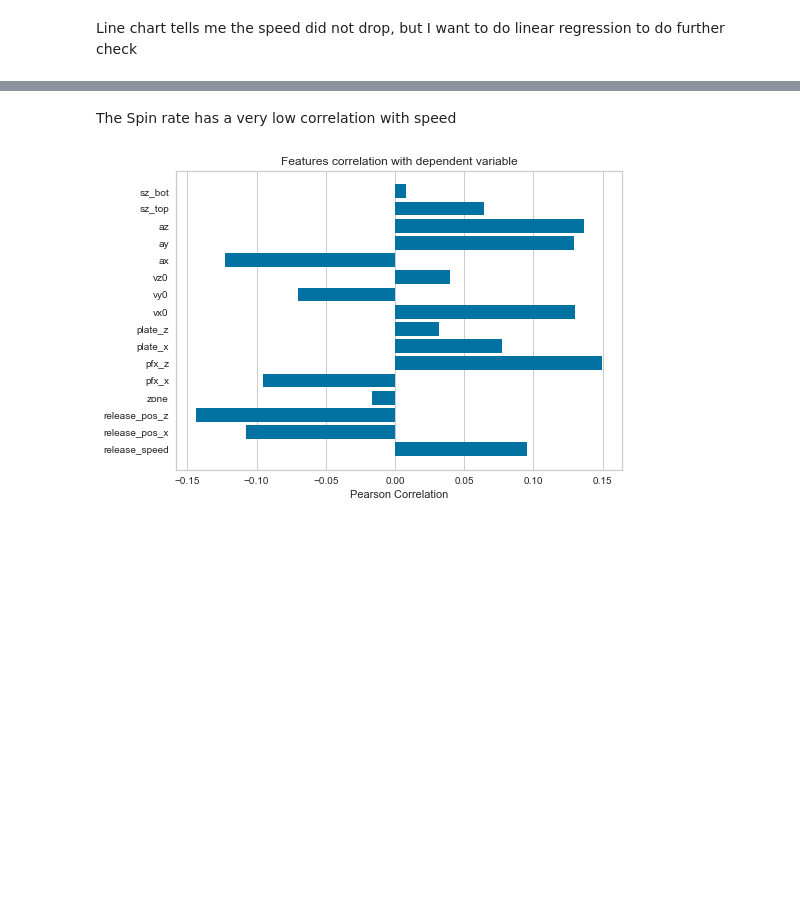
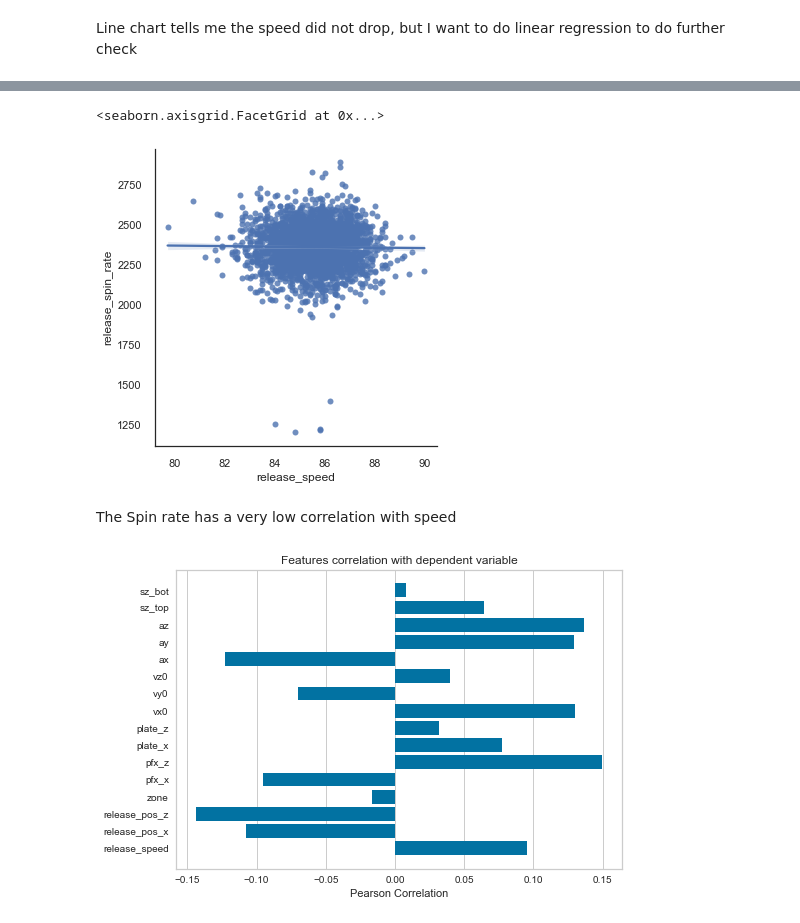
Before and after one commit to ollill0823/003.MLB-data-analysis, a Jupyter notebook: FinalProject/2022-03-12-Final-project.ipynb, the cells around one changed output, grey strips where cells are left out. Saved outputs shown, nothing was run; the diff lists cells and outputs as text; code cells hidden in the pictures; blank space fills up the shorter version.

```diff
--- a/FinalProject/2022-03-12-Final-project.ipynb
+++ b/FinalProject/2022-03-12-Final-project.ipynb
@@ -621,3 +628,8 @@ dtype: object
+# %%
+sns.lmplot(data=Scherzer[Scherzer.pitch_name=='Slider'], x='release_speed', y='release_spin_rate')
+# %% [output]
+<seaborn.axisgrid.FacetGrid at 0x...>
+[figure, added]
 # %% [markdown]
 The Spin rate has a very low correlation with speed
 # %%
```
Also changed, not shown: parts of 37 cells of this notebook.
